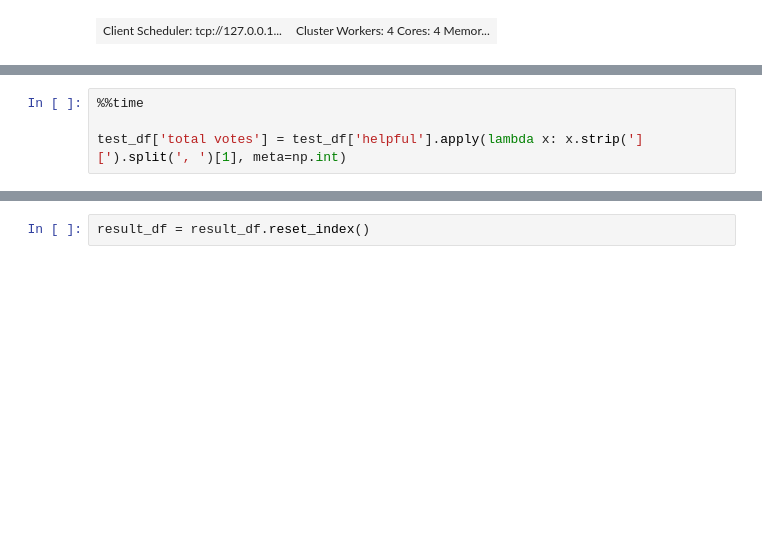
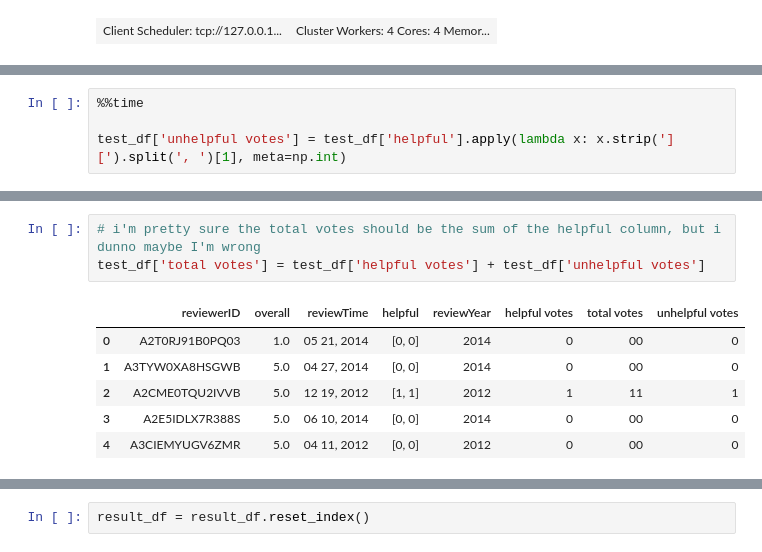
Before and after one commit to doksam1/DSC102-1, a Jupyter notebook: PA0.ipynb, the cells around one changed output, grey strips where cells are left out. Cells and saved outputs as stored; diff of their text form; blank space fills up the shorter version.

```diff
--- a/PA0.ipynb
+++ b/PA0.ipynb
@@ -76,5 +82,5 @@ Wall time: 6.68 ms
 # %%
 %%time
 
-test_df['total votes'] = test_df['helpful'].apply(lambda x: x.strip('][').split(', ')[1], meta=np.int)
+test_df['unhelpful votes'] = test_df['helpful'].apply(lambda x: x.strip('][').split(', ')[1], meta=np.int)
 # %% [output]
@@ -82,0 +89,10 @@ Wall time: 7.24 ms
+# %%
+# i'm pretty sure the total votes should be the sum of the helpful column, but i dunno maybe I'm wrong
+test_df['total votes'] = test_df['helpful votes'] + test_df['unhelpful votes']
+# %% [output]
+|  | reviewerID | overall | reviewTime | helpful | reviewYear | helpful votes | total votes | unhelpful votes |
+| 0 | A2T0RJ91B0PQ03 | 1.0 | 05 21, 2014 | [0, 0] | 2014 | 0 | 00 | 0 |
+| 1 | A3TYW0XA8HSGWB | 5.0 | 04 27, 2014 | [0, 0] | 2014 | 0 | 00 | 0 |
+| 2 | A2CME0TQU2IVVB | 5.0 | 12 19, 2012 | [1, 1] | 2012 | 1 | 11 | 1 |
+| 3 | A2E5IDLX7R388S | 5.0 | 06 10, 2014 | [0, 0] | 2014 | 0 | 00 | 0 |
+| 4 | A3CIEMYUGV6ZMR | 5.0 | 04 11, 2012 | [0, 0] | 2012 | 0 | 00 | 0 |
```
Also changed, not shown: parts of 17 cells of this notebook.
